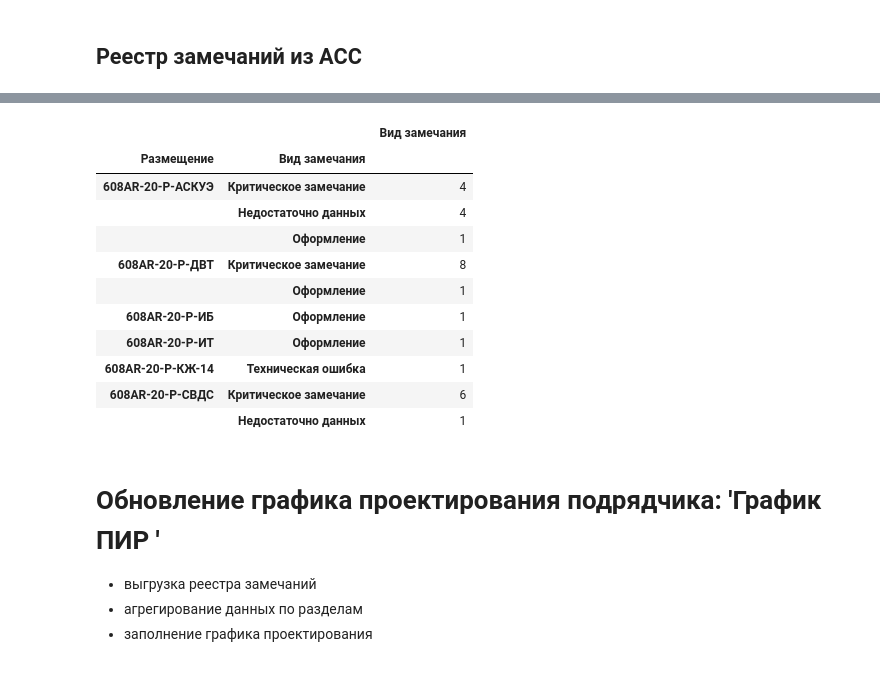
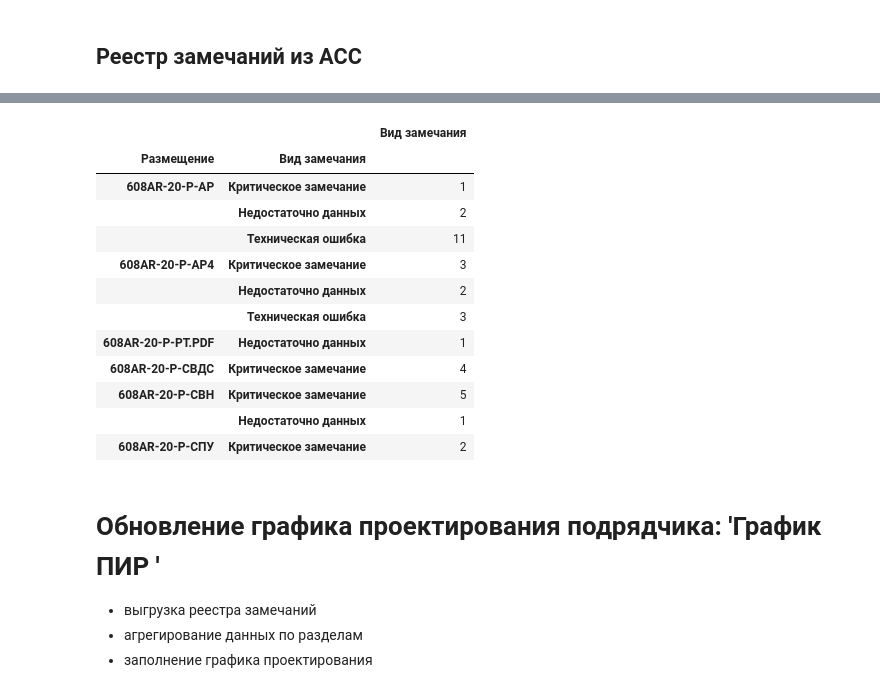
Before and after one commit to AlexeyTri/PROJECT_SCOOL, a Jupyter notebook: ActualGraphicBASE_ipynb".ipynb, the cells around one changed output, grey strips where cells are left out. Drawn from its saved outputs; the diff is of its cells as text; code cells hidden in the pictures.

```diff
--- a/ActualGraphicBASE_ipynb".ipynb
+++ b/ActualGraphicBASE_ipynb".ipynb
@@ -274,24 +274,25 @@ Saving Сводка по проблемам EXCEL-202303200933.xlsx to Свод
 # %%
-value_essuse = pd.read_excel(open('Сводка по проблемам EXCEL-202303200933.xlsx', 'rb'), sheet_name=1)
+value_essuse = pd.read_excel(open('Сводка по проблемам-202303240743.xlsx', 'rb'), sheet_name=1)
 value_essuse = value_essuse[(value_essuse['Статус'] == 'Открыто') & (value_essuse['Тип'].isin(['Замечание к РД','Замечания к ПД']))]
 value_essuse.loc[:, 'Размещение'] =  value_essuse['Размещение'].map(lambda x: str(x).split('.pdf')[0].split('_')[0])
 value_essuse = value_essuse.loc[:, idx['Размещение','Вид замечания']]
 agg_func_count = {'Вид замечания': 'count'}
 value_essuse = value_essuse.groupby(['Размещение','Вид замечания']).agg(agg_func_count)
 value_essuse
 # %% [output]
 |  |  | Вид замечания |
 | Размещение | Вид замечания |  |
-| 608AR-20-Р-АСКУЭ | Критическое замечание | 4 |
-|  | Недостаточно данных | 4 |
-|  | Оформление | 1 |
-| 608AR-20-Р-ДВТ | Критическое замечание | 8 |
-|  | Оформление | 1 |
-| 608AR-20-Р-ИБ | Оформление | 1 |
-| 608AR-20-Р-ИТ | Оформление | 1 |
-| 608AR-20-Р-КЖ-14 | Техническая ошибка | 1 |
-| 608AR-20-Р-СВДС | Критическое замечание | 6 |
+| 608AR-20-Р-АР | Критическое замечание | 1 |
+|  | Недостаточно данных | 2 |
+|  | Техническая ошибка | 11 |
+| 608AR-20-Р-АР4 | Критическое замечание | 3 |
+|  | Недостаточно данных | 2 |
+|  | Техническая ошибка | 3 |
+| 608AR-20-Р-РТ.PDF | Недостаточно данных | 1 |
+| 608AR-20-Р-СВДС | Критическое замечание | 4 |
+| 608AR-20-Р-СВН | Критическое замечание | 5 |
 |  | Недостаточно данных | 1 |
+| 608AR-20-Р-СПУ | Критическое замечание | 2 |
 # %% [markdown]
 # **Обновление графика проектирования подрядчика: 'График ПИР '**
 
```
Also changed, not shown: parts of 18 cells of this notebook.
